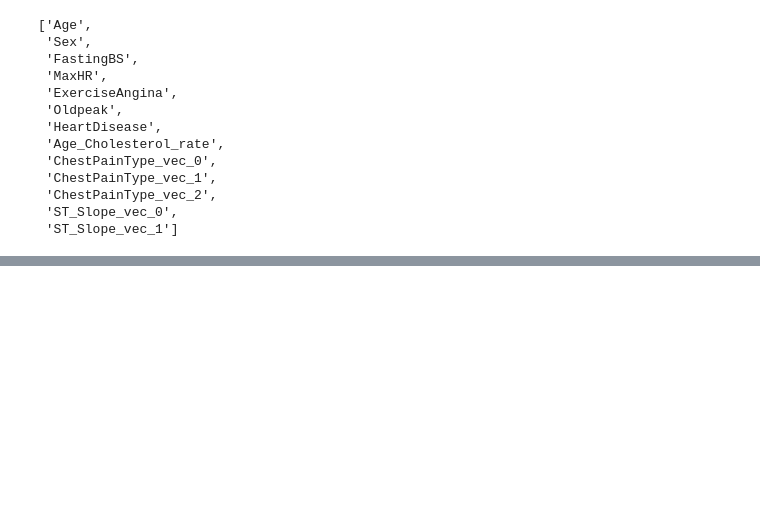
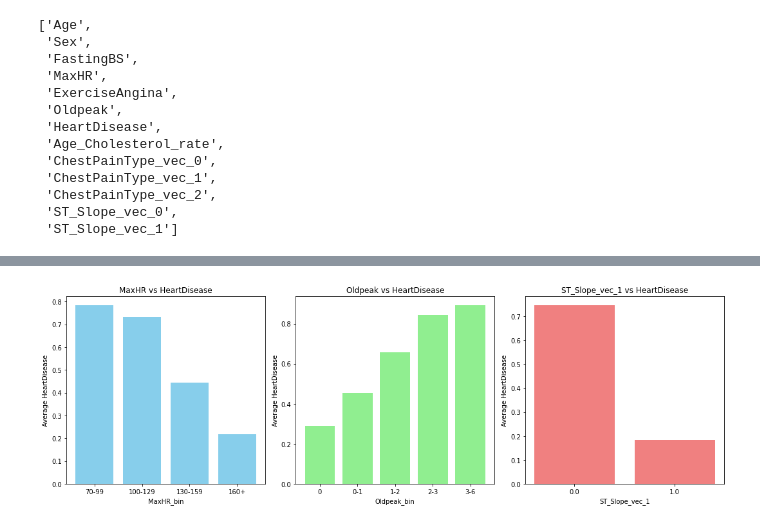
Before and after one commit to QinzhengSun/Iteration4, a Jupyter notebook: Iteration4PySpark.ipynb, the cells around one changed output, grey strips where cells are left out. Cells and saved outputs as stored; diff of their text form; code cells hidden in the pictures; blank space fills up the shorter version.

```diff
--- a/Iteration4PySpark.ipynb
+++ b/Iteration4PySpark.ipynb
@@ -404,0 +548,45 @@ df5.select("log_Age_Cholesterol_rate").toPandas().plot.hist()
+# %%
+df6 = df5.withColumn(
+    "MaxHR_bin",
+    when(col("MaxHR") <= 99, "70-99")
+    .when((col("MaxHR") > 99) & (col("MaxHR") <= 129), "100-129")
+    .when((col("MaxHR") > 129) & (col("MaxHR") <= 159), "130-159")
+    .otherwise("160+")
+)
+df7 = df5.withColumn(
+    "Oldpeak_bin",
+    when(col("Oldpeak") <= 0, "0")
+    .when((col("Oldpeak") > 0) & (col("Oldpeak") <= 1), "0-1")
+    .when((col("Oldpeak") > 1) & (col("Oldpeak") <= 2), "1-2")
+    .when((col("Oldpeak") > 2) & (col("Oldpeak") <= 3), "2-3")
+    .otherwise("3-6")
+)
+# %%
+grouped_data_mhr = df6.groupBy("MaxHR_bin").agg(avg("HeartDisease").alias("avg_HeartDisease"))
+grouped_data_old = df7.groupBy("Oldpeak_bin").agg(avg("HeartDisease").alias("avg_HeartDisease"))
+grouped_data_st = df5.groupBy("ST_Slope_vec_1").agg(avg("HeartDisease").alias("avg_HeartDisease"))
+# %%
+pdf_mhr = grouped_data_mhr.toPandas()
+pdf_old = grouped_data_old.orderBy("Oldpeak_bin").toPandas()
+pdf_st = grouped_data_st.toPandas()
+# %%
+fig, axes = plt.subplots(1, 3, figsize=(15,5))
+axes[0].bar(pdf_mhr["MaxHR_bin"], pdf_mhr["avg_HeartDisease"], color='skyblue')
+axes[0].set_title('MaxHR vs HeartDisease')
+axes[0].set_xlabel('MaxHR_bin')
+axes[0].set_ylabel('Average HeartDisease')
+# Oldpeak vs HeartDisease
+axes[1].bar(pdf_old["Oldpeak_bin"], pdf_old["avg_HeartDisease"], color='lightgreen')
+axes[1].set_title('Oldpeak vs HeartDisease')
+axes[1].set_xlabel('Oldpeak_bin')
+axes[1].set_ylabel('Average HeartDisease')
+# ST_Slope_vec_1 vs HeartDisease
+axes[2].bar(pdf_st["ST_Slope_vec_1"].astype(str), pdf_st["avg_HeartDisease"], color='lightcoral')
+axes[2].set_title('ST_Slope_vec_1 vs HeartDisease')
+axes[2].set_xlabel('ST_Slope_vec_1')
+axes[2].set_ylabel('Average HeartDisease')
+
+plt.tight_layout()
+plt.show()
+# %% [output]
+[figure, added]
```
Also changed, not shown: parts of 27 cells of this notebook.
